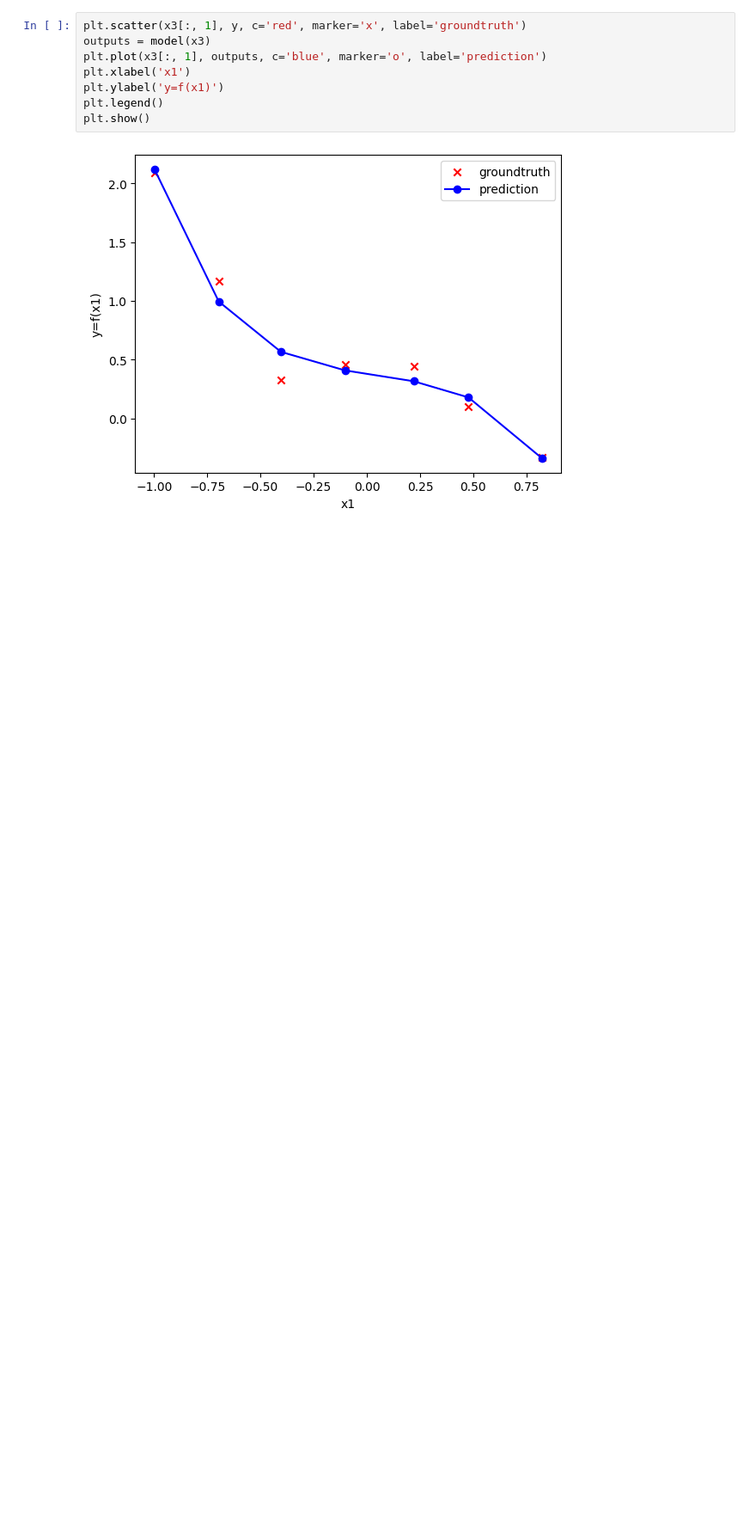
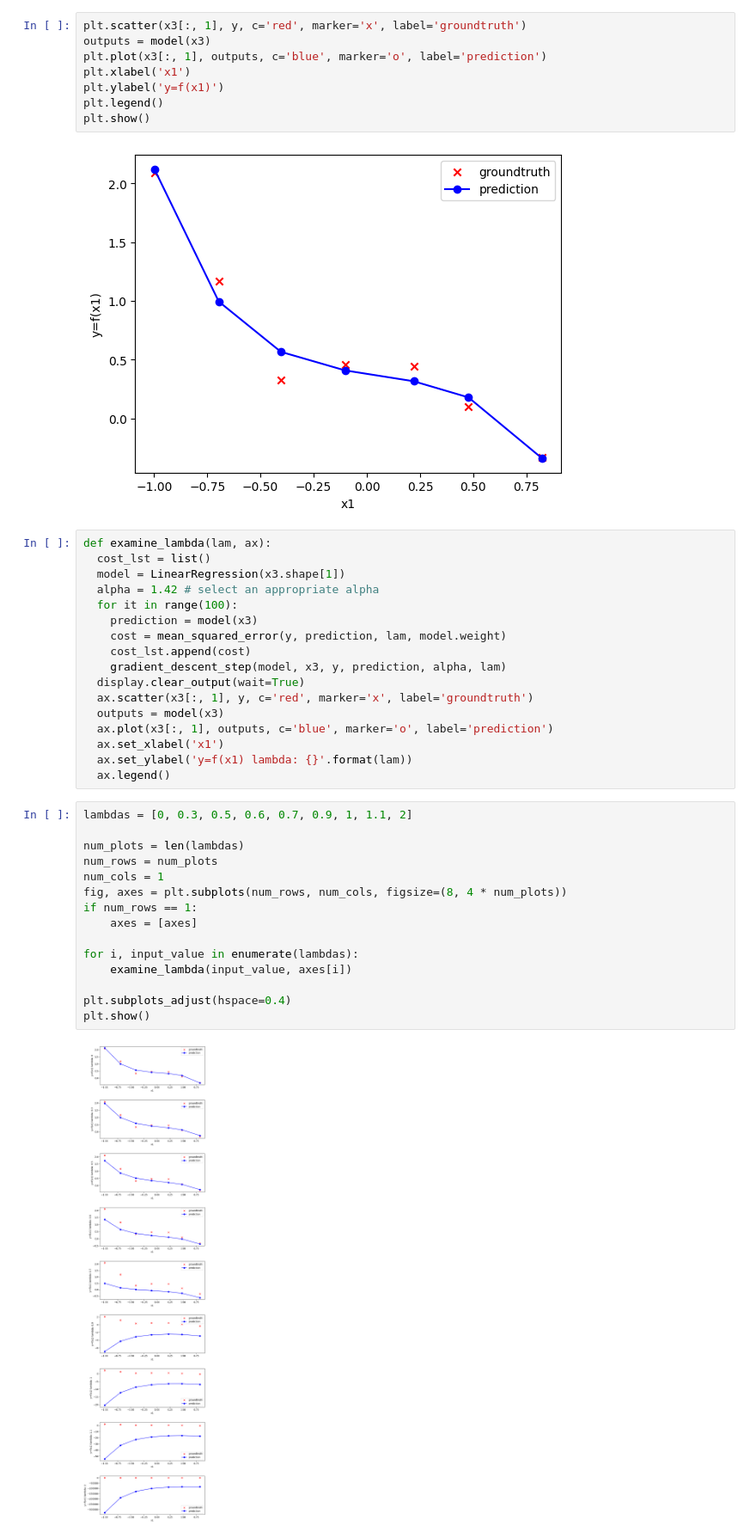
Before and after one commit to kianahs/Machine-Learning, a Jupyter notebook: wk3_Regression.ipynb, the cells around one changed output. Shown at 86% size. Saved outputs shown, nothing was run; the diff lists cells and outputs as text; blank space fills up the shorter version.

```diff
--- a/wk3_Regression.ipynb
+++ b/wk3_Regression.ipynb
@@ -460,3 +455,37 @@ plt.legend()
 plt.show()
 # %% [output]
 [figure]
+# %%
+def examine_lambda(lam, ax):
+  cost_lst = list()
+  model = LinearRegression(x3.shape[1])
+  alpha = 1.42 # select an appropriate alpha
+  for it in range(100):
+    prediction = model(x3)
+    cost = mean_squared_error(y, prediction, lam, model.weight)
+    cost_lst.append(cost)
+    gradient_descent_step(model, x3, y, prediction, alpha, lam)
+  display.clear_output(wait=True)
+  ax.scatter(x3[:, 1], y, c='red', marker='x', label='groundtruth')
+  outputs = model(x3)
+  ax.plot(x3[:, 1], outputs, c='blue', marker='o', label='prediction')
+  ax.set_xlabel('x1')
+  ax.set_ylabel('y=f(x1) lambda: {}'.format(lam))
+  ax.legend()
+# %%
+lambdas = [0, 0.3, 0.5, 0.6, 0.7, 0.9, 1, 1.1, 2]
+
+num_plots = len(lambdas)
+num_rows = num_plots
+num_cols = 1
+fig, axes = plt.subplots(num_rows, num_cols, figsize=(8, 4 * num_plots))
+if num_rows == 1:
+    axes = [axes]
+
+for i, input_value in enumerate(lambdas):
+    examine_lambda(input_value, axes[i])
+
+plt.subplots_adjust(hspace=0.4)
+plt.show()
+# %% [output]
+[figure, added]
```
Also changed, not shown: parts of 5 cells of this notebook.
